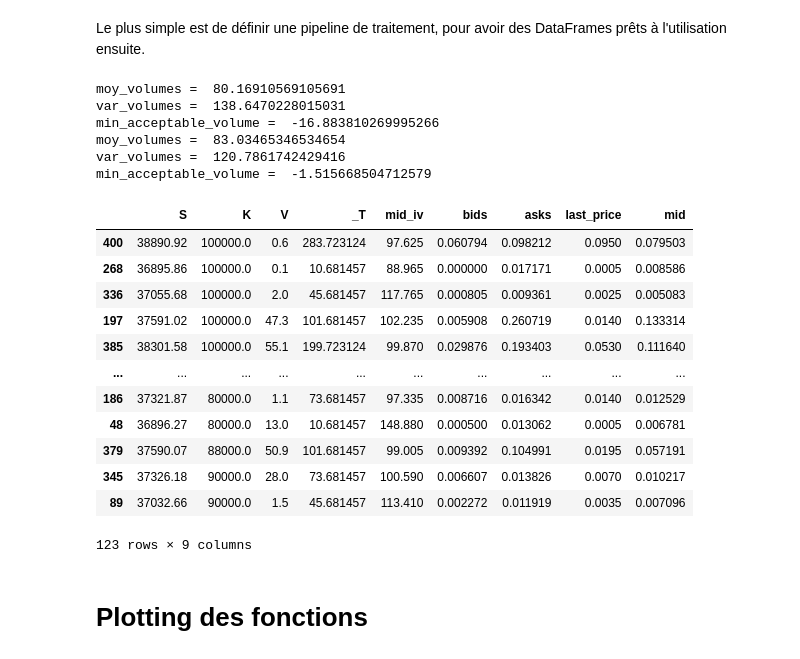
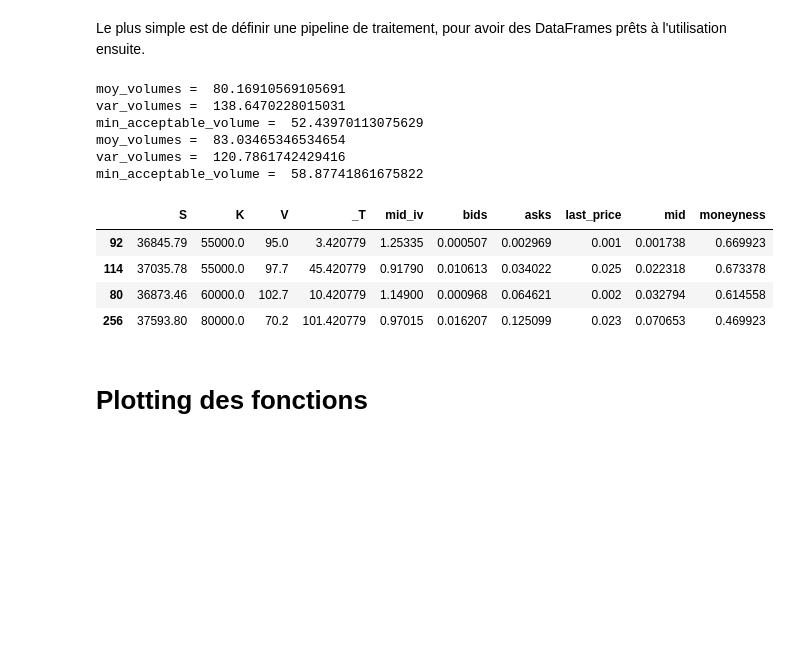
Before and after one commit to Rxzh/deribit_scraping, a Jupyter notebook: deribit_scraper_test.ipynb, the cells around one changed output. Cells and saved outputs as stored; diff of their text form; code cells hidden in the pictures; blank space fills up the shorter version.

```diff
--- a/deribit_scraper_test.ipynb
+++ b/deribit_scraper_test.ipynb
@@ -134,6 +134,7 @@ def pipeline(df):
 
     df = df.assign( _T = EXP_DATES)
     df = df.assign( K = STRIKES)
+
 
     #Equivalent a :
     #df['K'] = STRIKES
@@ -155,7 +156,7 @@ def pipeline(df):
     #### Supression des lignes ou les IV sont nulles et où les Volumes sont nuls
     moy_volumes = sum(df.V)/len(df.V)
     var_volumes = np.sqrt(sum((np.array(df.V)-moy_volumes)**2)/len(df.V))
-    min_acceptable_volume= moy_volumes-0.7*var_volumes
+    min_acceptable_volume= moy_volumes-0.2*var_volumes
 
     print("moy_volumes = ", moy_volumes)
     print("var_volumes = ", var_volumes)
@@ -173,9 +174,14 @@ def pipeline(df):
     #### Tri selon les Strikes croissants
     df = df.sort_values('K')
 
+    #### Transformation des IV de % à valeurs dans [0,1]
+    df['mid_iv'] = df['mid_iv']/100
 
 
-    final_df = df[['S','K','V', '_T', 'mid_iv','bids','asks','last_price','mid']]
+    ####
+    df['moneyness'] = df['S']/df['K'].astype(float)
+
+    final_df = df[['S','K','V', '_T', 'mid_iv','bids','asks','last_price','mid', 'moneyness']]
 
     return final_df
 
@@ -188,26 +194,18 @@ btc_call = btc_call.astype(float)
 # %% [output]
 moy_volumes =  80.16910569105691
 var_volumes =  138.6470228015031
-min_acceptable_volume =  -16.883810269995266
+min_acceptable_volume =  52.43970113075629
 moy_volumes =  83.03465346534654
 var_volumes =  120.7861742429416
-min_acceptable_volume =  -1.515668504712579
+min_acceptable_volume =  58.87741861675822
 # %%
-btc_call.tail(200)
+btc_call.tail(4)
 # %% [output]
-|  | S | K | V | _T | mid_iv | bids | asks | last_price | mid |
-| 400 | 38890.92 | 100000.0 | 0.6 | 283.723124 | 97.625 | 0.060794 | 0.098212 | 0.0950 | 0.079503 |
-| 268 | 36895.86 | 100000.0 | 0.1 | 10.681457 | 88.965 | 0.000000 | 0.017171 | 0.0005 | 0.008586 |
-| 336 | 37055.68 | 100000.0 | 2.0 | 45.681457 | 117.765 | 0.000805 | 0.009361 | 0.0025 | 0.005083 |
-| 197 | 37591.02 | 100000.0 | 47.3 | 101.681457 | 102.235 | 0.005908 | 0.260719 | 0.0140 | 0.133314 |
-| 385 | 38301.58 | 100000.0 | 55.1 | 199.723124 | 99.870 | 0.029876 | 0.193403 | 0.0530 | 0.111640 |
-| ... | ... | ... | ... | ... | ... | ... | ... | ... | ... |
-| 186 | 37321.87 | 80000.0 | 1.1 | 73.681457 | 97.335 | 0.008716 | 0.016342 | 0.0140 | 0.012529 |
-| 48 | 36896.27 | 80000.0 | 13.0 | 10.681457 | 148.880 | 0.000500 | 0.013062 | 0.0005 | 0.006781 |
-| 379 | 37590.07 | 88000.0 | 50.9 | 101.681457 | 99.005 | 0.009392 | 0.104991 | 0.0195 | 0.057191 |
-| 345 | 37326.18 | 90000.0 | 28.0 | 73.681457 | 100.590 | 0.006607 | 0.013826 | 0.0070 | 0.010217 |
-| 89 | 37032.66 | 90000.0 | 1.5 | 45.681457 | 113.410 | 0.002272 | 0.011919 | 0.0035 | 0.007096 |
+|  | S | K | V | _T | mid_iv | bids | asks | last_price | mid | moneyness |
+| 92 | 36845.79 | 55000.0 | 95.0 | 3.420779 | 1.25335 | 0.000507 | 0.002969 | 0.001 | 0.001738 | 0.669923 |
+| 114 | 37035.78 | 55000.0 | 97.7 | 45.420779 | 0.91790 | 0.010613 | 0.034022 | 0.025 | 0.022318 | 0.673378 |
+| 80 | 36873.46 | 60000.0 | 102.7 | 10.420779 | 1.14900 | 0.000968 | 0.064621 | 0.002 | 0.032794 | 0.614558 |
+| 256 | 37593.80 | 80000.0 | 70.2 | 101.420779 | 0.97015 | 0.016207 | 0.125099 | 0.023 | 0.070653 | 0.469923 |
-123 rows × 9 columns
 # %%
 #btc_put.head()
 # %%
```
Also changed, not shown: parts of 14 cells of this notebook, 1 other file.
